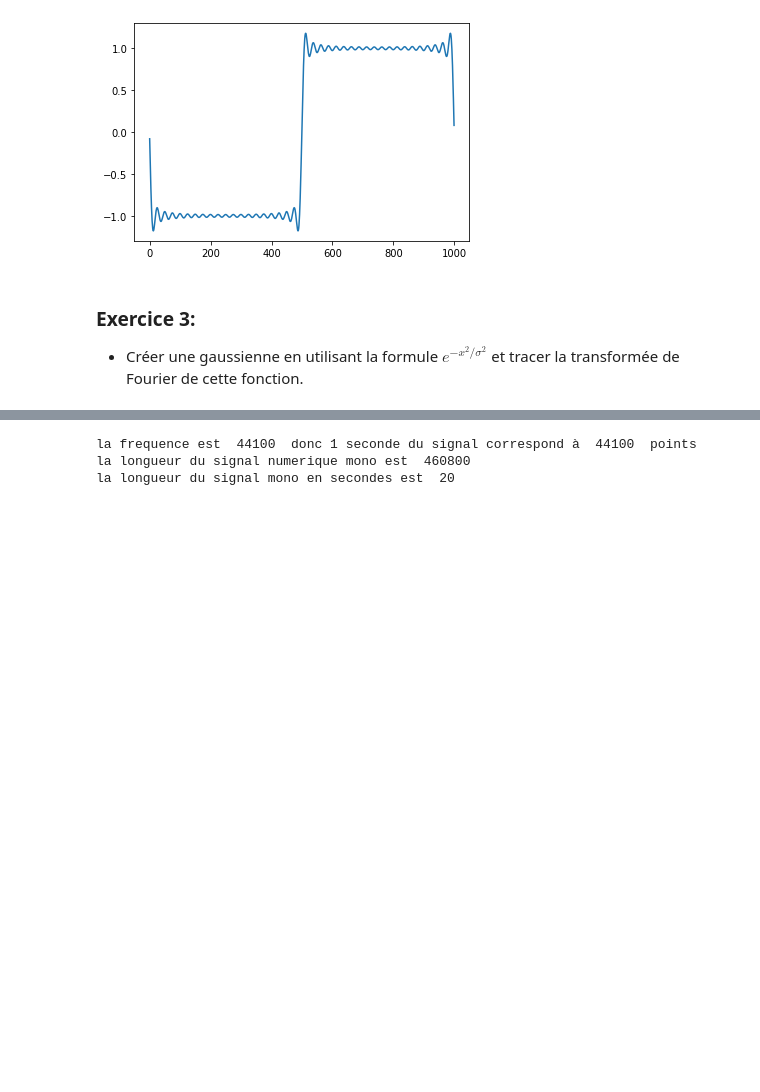
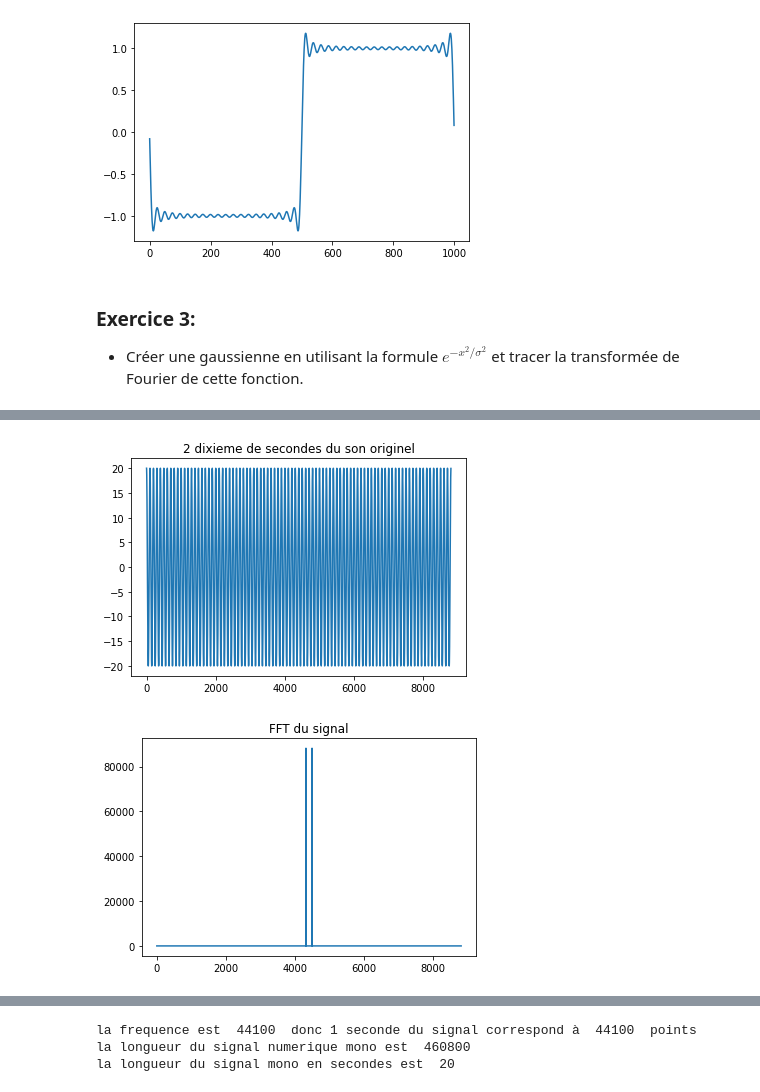
Before and after one commit to guillaume-haerinck/imac-tp-signal, a Jupyter notebook: m2-semestre1/TD1/_TP1 - EEA - Exercices.ipynb, the cells around one changed output, grey strips where cells are left out. Saved outputs shown, nothing was run; the diff lists cells and outputs as text; code cells hidden in the pictures; blank space fills up the shorter version.

```diff
--- a/m2-semestre1/TD1/_TP1 - EEA - Exercices.ipynb
+++ b/m2-semestre1/TD1/_TP1 - EEA - Exercices.ipynb
@@ -139,2 +158,15 @@ Audio(10*y, rate = 44100)
 + Représenter le signal sur 2 dixièmes de seconde et compter le nombre de maximums pour en vérifier approximativement la fréquence du signal.
 + En utilisant la fft, représenter le contenu fréquentiel du signal. On s'attend à avoir un pic localisé en la fréquence utilisée pour la définition du signal.
+# %%
+z = y[:int((y.size / 20) * 2)]
+pl.plot(z)
+pl.title('2 dixieme de secondes du son originel')
+pl.show()
+
+tf_z = sf.fft(z)
+pl.plot(sf.fftshift(tf_z))
+pl.title('FFT du signal')
+pl.show()
+# %% [output]
+[figure, added]
+[figure, added]
```
Also changed, not shown: parts of 10 cells of this notebook.
